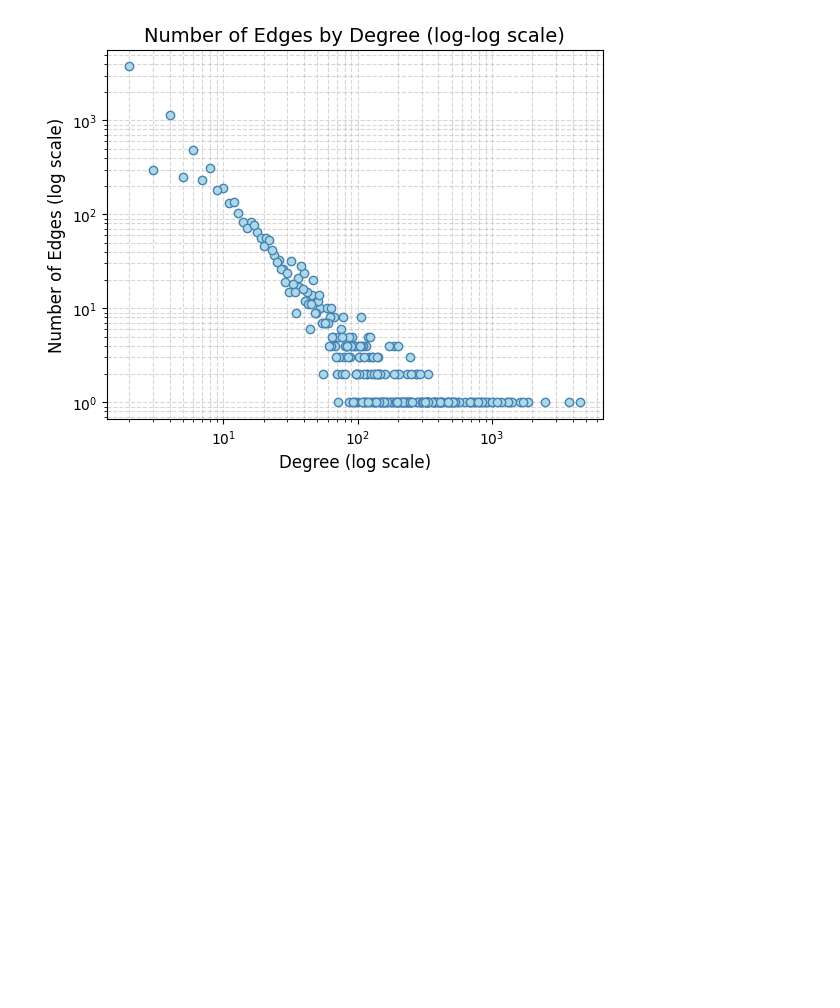
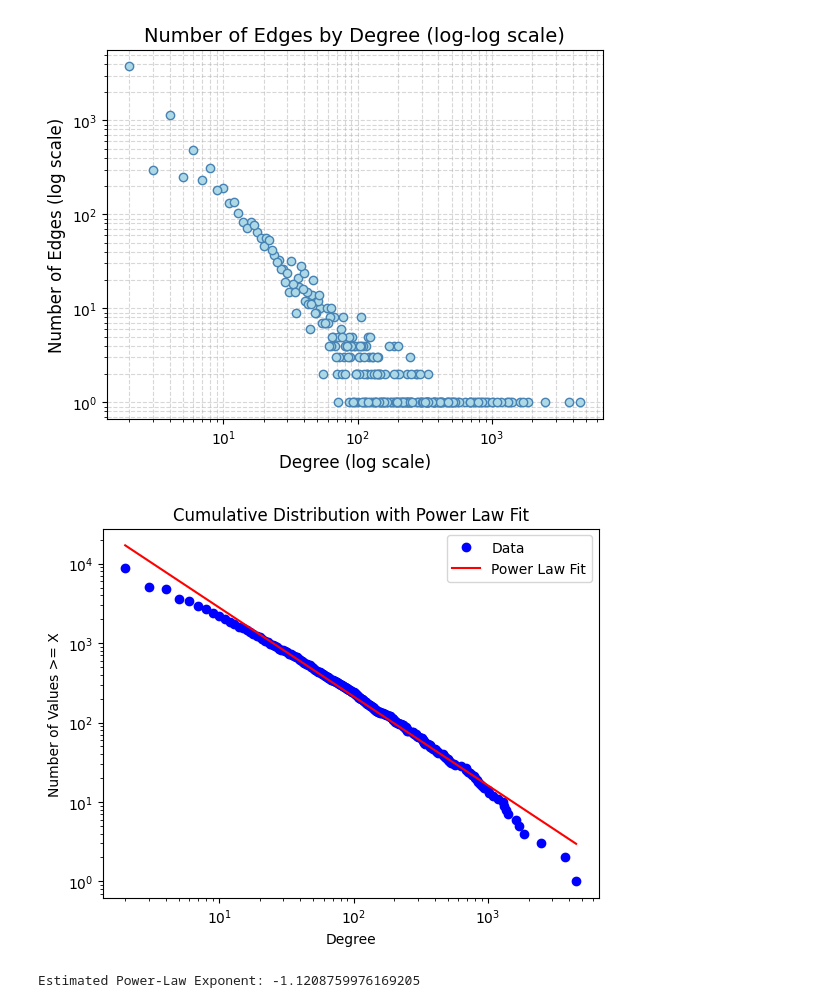
Before and after one commit to haylibi/network_science-word_analysis, a Jupyter notebook: notebook.ipynb, the cells around one changed output. Saved outputs shown, nothing was run; the diff lists cells and outputs as text; code cells hidden in the pictures; blank space fills up the shorter version.

Commit message:
power law

```diff
--- a/notebook.ipynb
+++ b/notebook.ipynb
@@ -476,3 +477,46 @@ plt.tick_params(axis='both', which='minor', labelsize=8)
 plt.show()
 # %% [output]
 [figure]
+# %%
+degree_values = dict(network.degree).values()
+
+# Count the frequencies of each degree
+degree_frequencies = {}
+for degree in degree_values:
+    degree_frequencies[degree] = degree_frequencies.get(degree, 0) + 1
+
+# Sort the degree values
+degree_values_sorted = sorted(degree_frequencies.keys())
+
+# Calculate the cumulative distribution
+cumulative_counts = np.cumsum([degree_frequencies[degree] for degree in degree_values_sorted[::-1]])[::-1]
+
+# Perform a linear regression in log-log space
+x = np.log(degree_values_sorted)
+y = np.log(cumulative_counts)
+
+# Define the power law function
+def power_law(x, a, b):
+    return a * x + b
+
+# Fit the power law using curve_fit
+params, _ = curve_fit(power_law, x, y)
+
+# Extract the estimated exponent
+exponent = params[0]
+
+# Plot the cumulative distribution and the fitted power law
+plt.loglog(degree_values_sorted, cumulative_counts, 'bo', label='Data')
+plt.loglog(degree_values_sorted, np.exp(power_law(x, *params)), 'r-', label='Power Law Fit')
+plt.xlabel('Degree')
+plt.ylabel('Number of Values >= X')
+plt.title('Cumulative Distribution with Power Law Fit')
+plt.legend()
+
+plt.show()
+
+# Print the estimated power-law exponent
+print('Estimated Power-Law Exponent:', exponent)
+# %% [output]
+[figure, added]
+Estimated Power-Law Exponent: -1.1208759976169205
```
Also changed, not shown: parts of 1 cell of this notebook.
